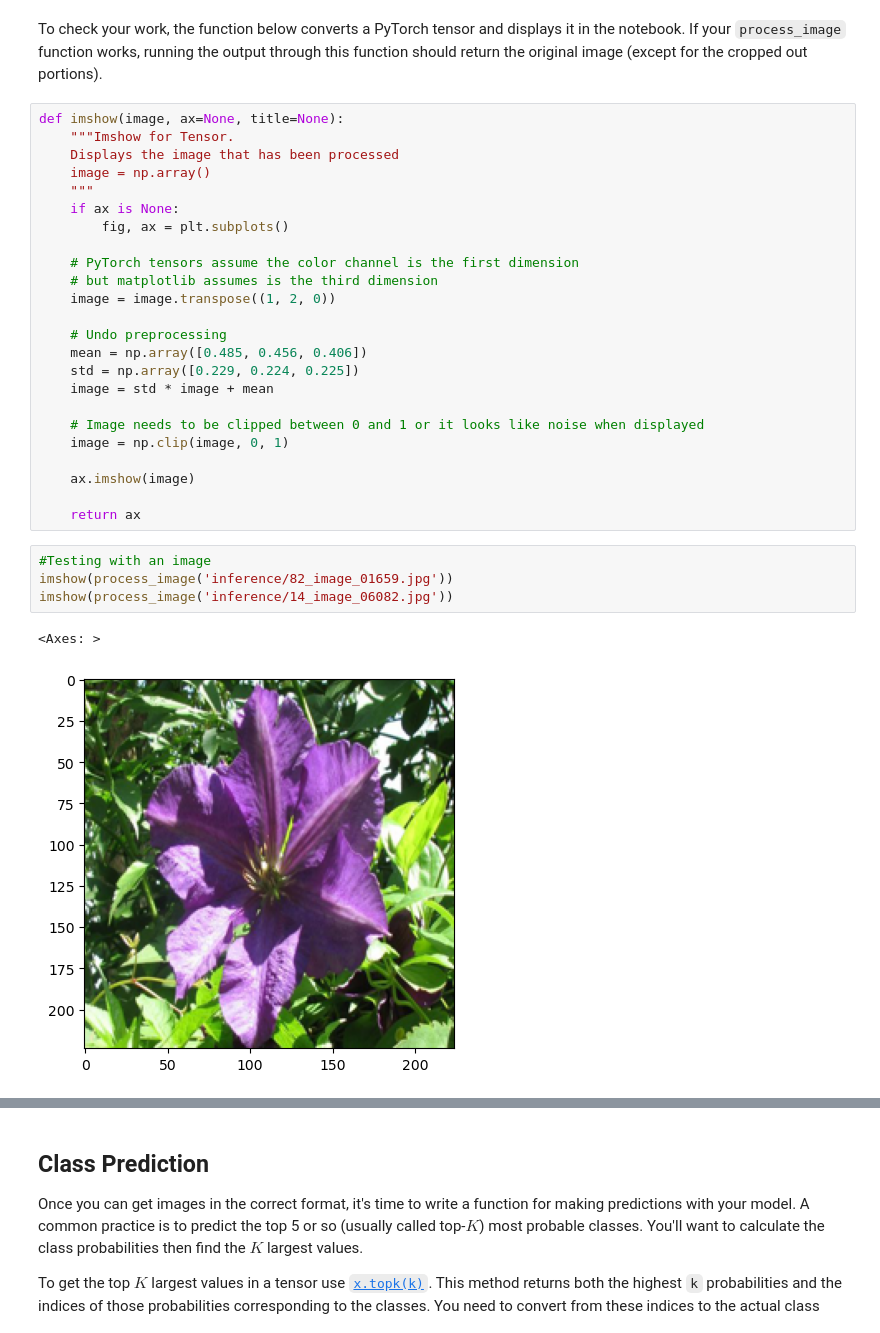
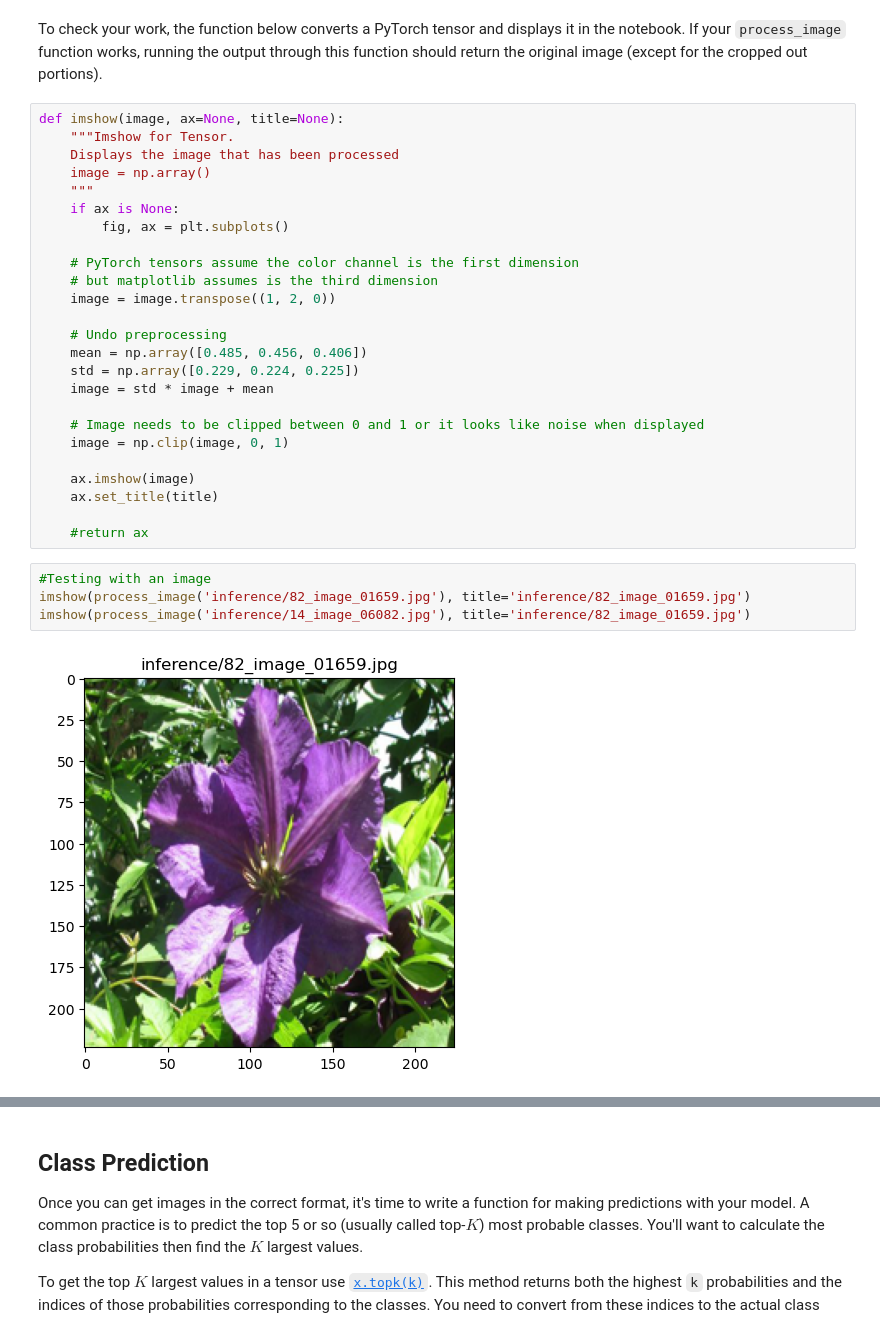
Before and after one commit to jdglenn13/aipnd-project, a Jupyter notebook: Image_Classifier_Project.ipynb, the cells around one changed output, grey strips where cells are left out. Drawn from its saved outputs; the diff is of its cells as text.

```diff
--- a/Image_Classifier_Project.ipynb
+++ b/Image_Classifier_Project.ipynb
@@ -473,12 +493,12 @@ def imshow(image, ax=None, title=None):
     image = np.clip(image, 0, 1)
 
     ax.imshow(image)
+    ax.set_title(title)
 
-    return ax
+    #return ax
 # %%
 #Testing with an image
-imshow(process_image('inference/82_image_01659.jpg'))
-imshow(process_image('inference/14_image_06082.jpg'))
+imshow(process_image('inference/82_image_01659.jpg'), title='inference/82_image_01659.jpg')
+imshow(process_image('inference/14_image_06082.jpg'), title='inference/82_image_01659.jpg')
 # %% [output]
-<Axes: >
-[figure, old version]
+[figure, new version]
```
Also changed, not shown: parts of 2 cells of this notebook, 3 other files.
